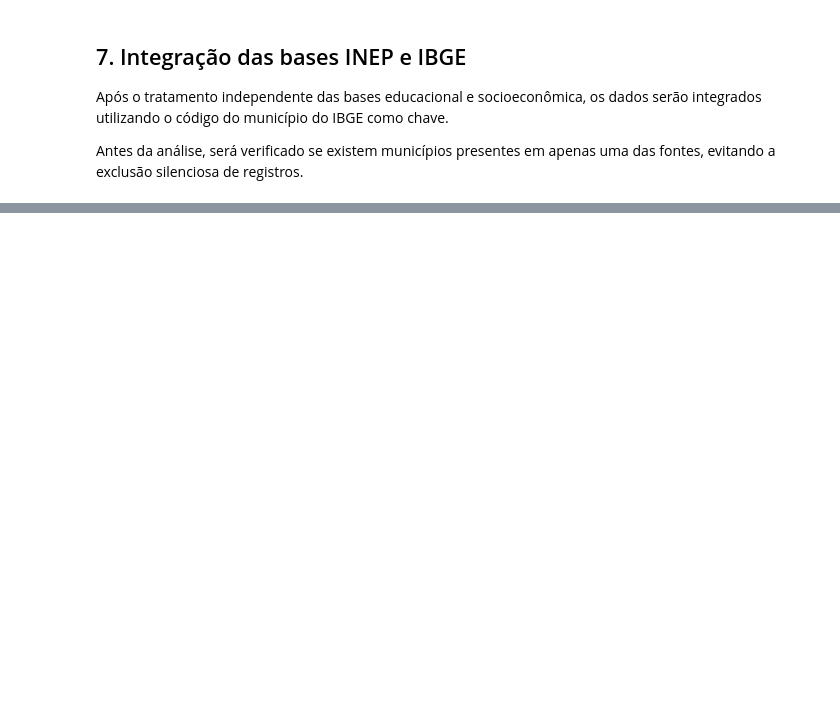
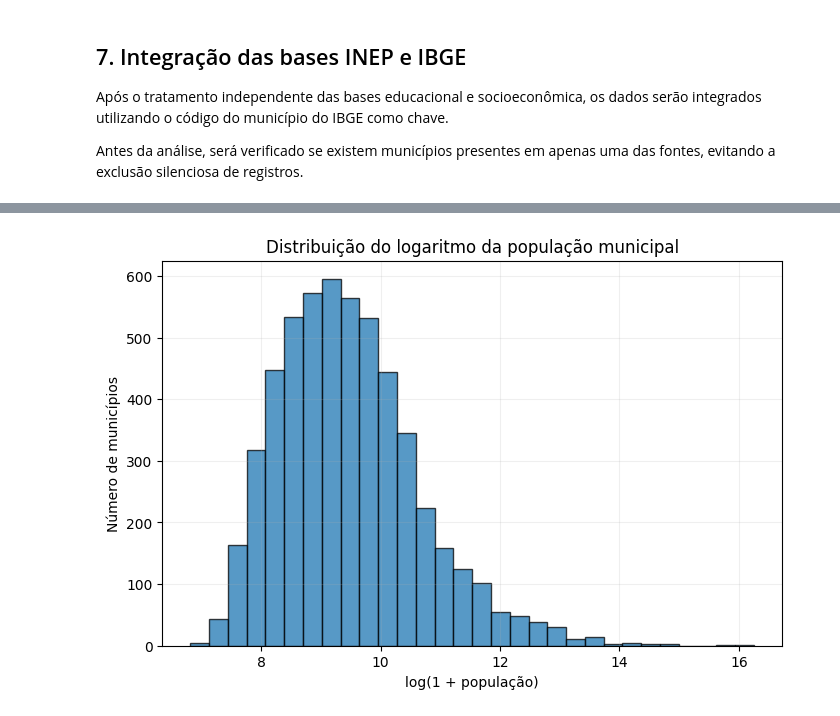
Before and after one commit to Emanoel-de-Moura-Silva/Ci-ncia-de-Dados---Brasil-em-Dados, a Jupyter notebook: notebooks/brasil_em_dados.ipynb, the cells around one changed output, grey strips where cells are left out. Drawn from its saved outputs; the diff is of its cells as text; code cells hidden in the pictures; blank space fills up the shorter version.

```diff
--- a/notebooks/brasil_em_dados.ipynb
+++ b/notebooks/brasil_em_dados.ipynb
@@ -372,0 +644,18 @@ apenas uma das fontes, evitando a exclusão silenciosa de registros.
+# %%
+plt.figure(figsize=(8, 5))
+
+plt.hist(
+    df_analise["log_populacao_2022"],
+    bins=30,
+    edgecolor="black",
+    alpha=0.75
+)
+
+plt.title("Distribuição do logaritmo da população municipal")
+plt.xlabel("log(1 + população)")
+plt.ylabel("Número de municípios")
+plt.grid(alpha=0.2)
+
+plt.show()
+# %% [output]
+[figure, added]
```
Also changed, not shown: parts of 32 cells of this notebook, 9 other files.
